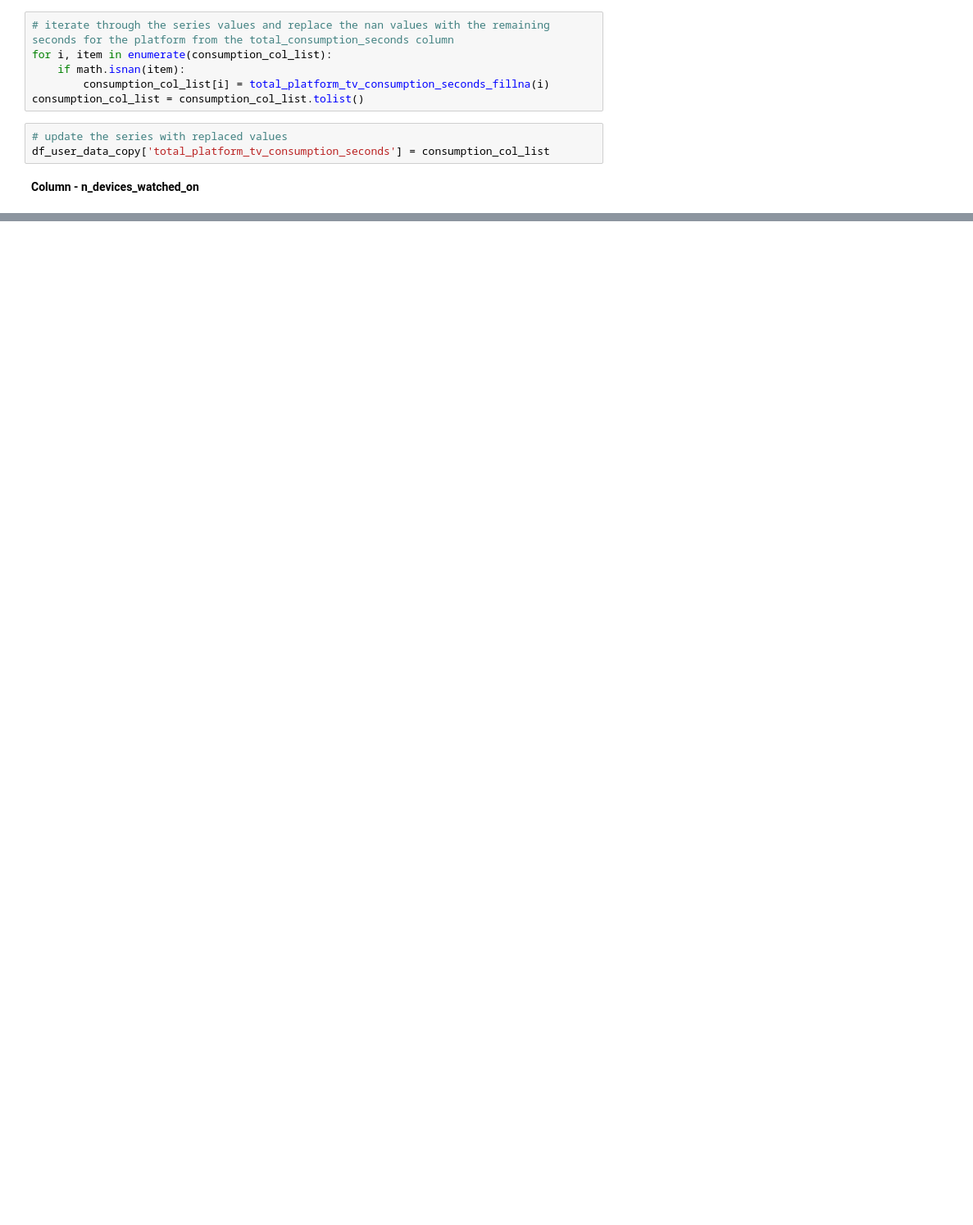
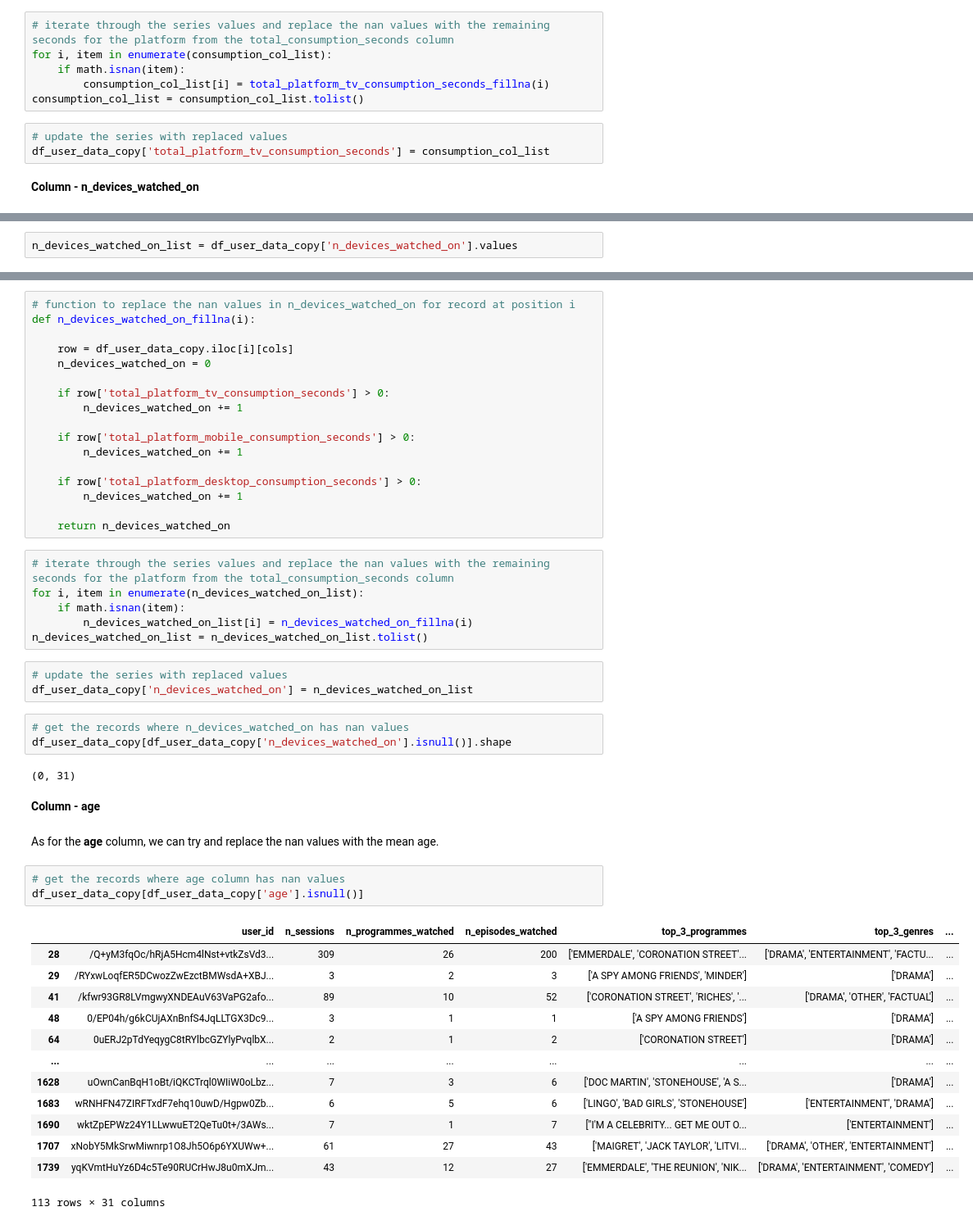
Before and after one commit to supmathews/ITV-live-online-career-challenge, a Jupyter notebook: itv_challenge_solution.ipynb, the cells around one changed output, grey strips where cells are left out. Shown at 82% size. Cells and saved outputs as stored; diff of their text form; blank space fills up the shorter version.

```diff
--- a/itv_challenge_solution.ipynb
+++ b/itv_challenge_solution.ipynb
@@ -477,0 +470,2 @@ df_user_data_copy['total_platform_tv_consumption_seconds'] = consumption_col_lis
+# %%
+n_devices_watched_on_list = df_user_data_copy['n_devices_watched_on'].values
@@ -477,0 +477,52 @@ df_user_data_copy['total_platform_tv_consumption_seconds'] = consumption_col_lis
+# %%
+# function to replace the nan values in n_devices_watched_on for record at position i
+def n_devices_watched_on_fillna(i):
+
+    row = df_user_data_copy.iloc[i][cols]
+    n_devices_watched_on = 0
+
+    if row['total_platform_tv_consumption_seconds'] > 0:
+        n_devices_watched_on += 1
+
+    if row['total_platform_mobile_consumption_seconds'] > 0:
+        n_devices_watched_on += 1
+
+    if row['total_platform_desktop_consumption_seconds'] > 0:
+        n_devices_watched_on += 1
+
+    return n_devices_watched_on
+# %%
+# iterate through the series values and replace the nan values with the remaining seconds for the platform from the total_consumption_seconds column
+for i, item in enumerate(n_devices_watched_on_list):
+    if math.isnan(item):
+        n_devices_watched_on_list[i] = n_devices_watched_on_fillna(i)
+n_devices_watched_on_list = n_devices_watched_on_list.tolist()
+# %%
+# update the series with replaced values
+df_user_data_copy['n_devices_watched_on'] = n_devices_watched_on_list
+# %%
+# get the records where n_devices_watched_on has nan values
+df_user_data_copy[df_user_data_copy['n_devices_watched_on'].isnull()].shape
+# %% [output]
+(0, 31)
+# %% [markdown]
+**Column - age**
+# %% [markdown]
+As for the **age** column, we can try and replace the nan values with the mean age.
+# %%
+# get the records where age column has nan values
+df_user_data_copy[df_user_data_copy['age'].isnull()]
+# %% [output]
+|  | user_id | n_sessions | n_programmes_watched | n_episodes_watched | top_3_programmes | top_3_genres | ... |
+| 28 | /Q+yM3fqOc/hRjA5Hcm4lNst+vtkZsVd3... | 309 | 26 | 200 | ['EMMERDALE', 'CORONATION STREET'... | ['DRAMA', 'ENTERTAINMENT', 'FACTU... | ... |
+| 29 | /RYxwLoqfER5DCwozZwEzctBMWsdA+XBJ... | 3 | 2 | 3 | ['A SPY AMONG FRIENDS', 'MINDER'] | ['DRAMA'] | ... |
+| 41 | /kfwr93GR8LVmgwyXNDEAuV63VaPG2afo... | 89 | 10 | 52 | ['CORONATION STREET', 'RICHES', '... | ['DRAMA', 'OTHER', 'FACTUAL'] | ... |
+| 48 | 0/EP04h/g6kCUjAXnBnfS4JqLLTGX3Dc9... | 3 | 1 | 1 | ['A SPY AMONG FRIENDS'] | ['DRAMA'] | ... |
+| 64 | 0uERJ2pTdYeqygC8tRYlbcGZYlyPvqlbX... | 2 | 1 | 2 | ['CORONATION STREET'] | ['DRAMA'] | ... |
+| ... | ... | ... | ... | ... | ... | ... | ... |
+| 1628 | uOwnCanBqH1oBt/iQKCTrql0WIiW0oLbz... | 7 | 3 | 6 | ['DOC MARTIN', 'STONEHOUSE', 'A S... | ['DRAMA'] | ... |
+| 1683 | wRNHFN47ZIRFTxdF7ehq10uwD/Hgpw0Zb... | 6 | 5 | 6 | ['LINGO', 'BAD GIRLS', 'STONEHOUSE'] | ['ENTERTAINMENT', 'DRAMA'] | ... |
+| 1690 | wktZpEPWz24Y1LLwwuET2QeTu0t+/3AWs... | 7 | 1 | 7 | ["I'M A CELEBRITY... GET ME OUT O... | ['ENTERTAINMENT'] | ... |
+| 1707 | xNobY5MkSrwMiwnrp1O8Jh5O6p6YXUWw+... | 61 | 27 | 43 | ['MAIGRET', 'JACK TAYLOR', 'LITVI... | ['DRAMA', 'OTHER', 'ENTERTAINMENT'] | ... |
+| 1739 | yqKVmtHuYz6D4c5Te90RUCrHwJ8u0mXJm... | 43 | 12 | 27 | ['EMMERDALE', 'THE REUNION', 'NIK... | ['DRAMA', 'ENTERTAINMENT', 'COMEDY'] | ... |
+113 rows × 31 columns
```
Also changed, not shown: parts of 19 cells of this notebook.
